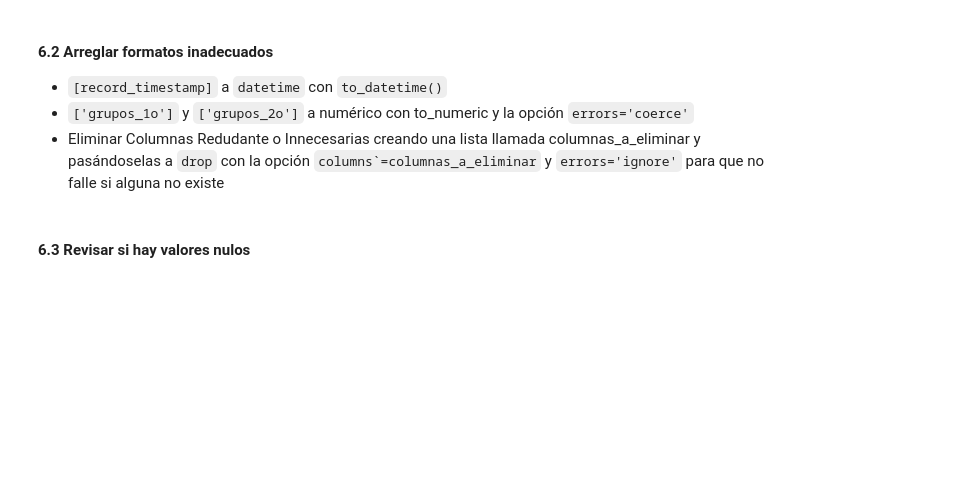
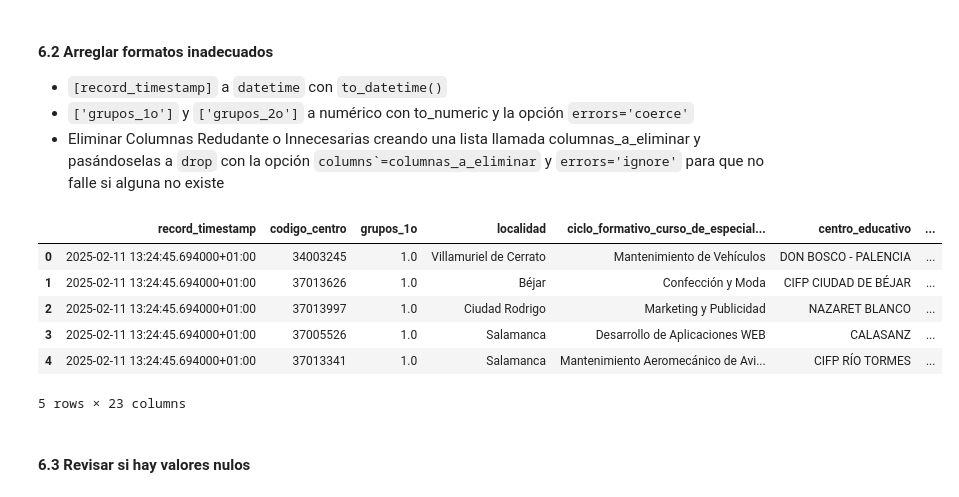
Before and after one commit to Ciclo-Especializacion-IA-y-BigData/actividad-numpy-y-pandas-KevinSilvares, a Jupyter notebook: Tutorial_Pandas.ipynb, the cells around one changed output. Cells and saved outputs as stored; diff of their text form; code cells hidden in the pictures; blank space fills up the shorter version.

```diff
--- a/Tutorial_Pandas.ipynb
+++ b/Tutorial_Pandas.ipynb
@@ -2327,5 +2436,28 @@ Name: Duration, dtype: float64
 *   ``[record_timestamp]`` a ``datetime`` con ``to_datetime()``
 *   ``['grupos_1o']`` y ``['grupos_2o']`` a numérico con to_numeric y la opción ``errors='coerce'``
 * Eliminar Columnas Redudante o Innecesarias creando una lista llamada columnas_a_eliminar y pasándoselas a ``drop`` con la opción ``columns`=columnas_a_eliminar`` y ``errors='ignore'`` para que no falle si alguna no existe
+# %%
+df_plano["record_timestamp"] = pd.to_datetime(df_plano["record_timestamp"])
+df_plano["grupos_1o"] = pd.to_numeric(df_plano["grupos_1o"], errors = "coerce")
+df_plano["grupos_2o"] = pd.to_numeric(df_plano["grupos_2o"], errors = "coerce")
+
+columnas_a_eliminar = [
+    "datasetid",
+    "recordid",
+    "localizacion",
+    "coordinates",
+    "type"
+]
+
+df_limpio = df_plano.drop(columns = columnas_a_eliminar, errors = "ignore")
+df_limpio.head()
+# %% [output]
+|  | record_timestamp | codigo_centro | grupos_1o | localidad | ciclo_formativo_curso_de_especial... | centro_educativo | ... |
+| 0 | 2025-02-11 13:24:45.694000+01:00 | 34003245 | 1.0 | Villamuriel de Cerrato | Mantenimiento de Vehículos | DON BOSCO - PALENCIA | ... |
+| 1 | 2025-02-11 13:24:45.694000+01:00 | 37013626 | 1.0 | Béjar | Confección y Moda | CIFP CIUDAD DE BÉJAR | ... |
+| 2 | 2025-02-11 13:24:45.694000+01:00 | 37013997 | 1.0 | Ciudad Rodrigo | Marketing y Publicidad | NAZARET BLANCO | ... |
+| 3 | 2025-02-11 13:24:45.694000+01:00 | 37005526 | 1.0 | Salamanca | Desarrollo de Aplicaciones WEB | CALASANZ | ... |
+| 4 | 2025-02-11 13:24:45.694000+01:00 | 37013341 | 1.0 | Salamanca | Mantenimiento Aeromecánico de Avi... | CIFP RÍO TORMES | ... |
+5 rows × 23 columns
 # %% [markdown]
 #### 6.3 Revisar si hay valores nulos
```
Also changed, not shown: parts of 19 cells of this notebook, 1 other file.
